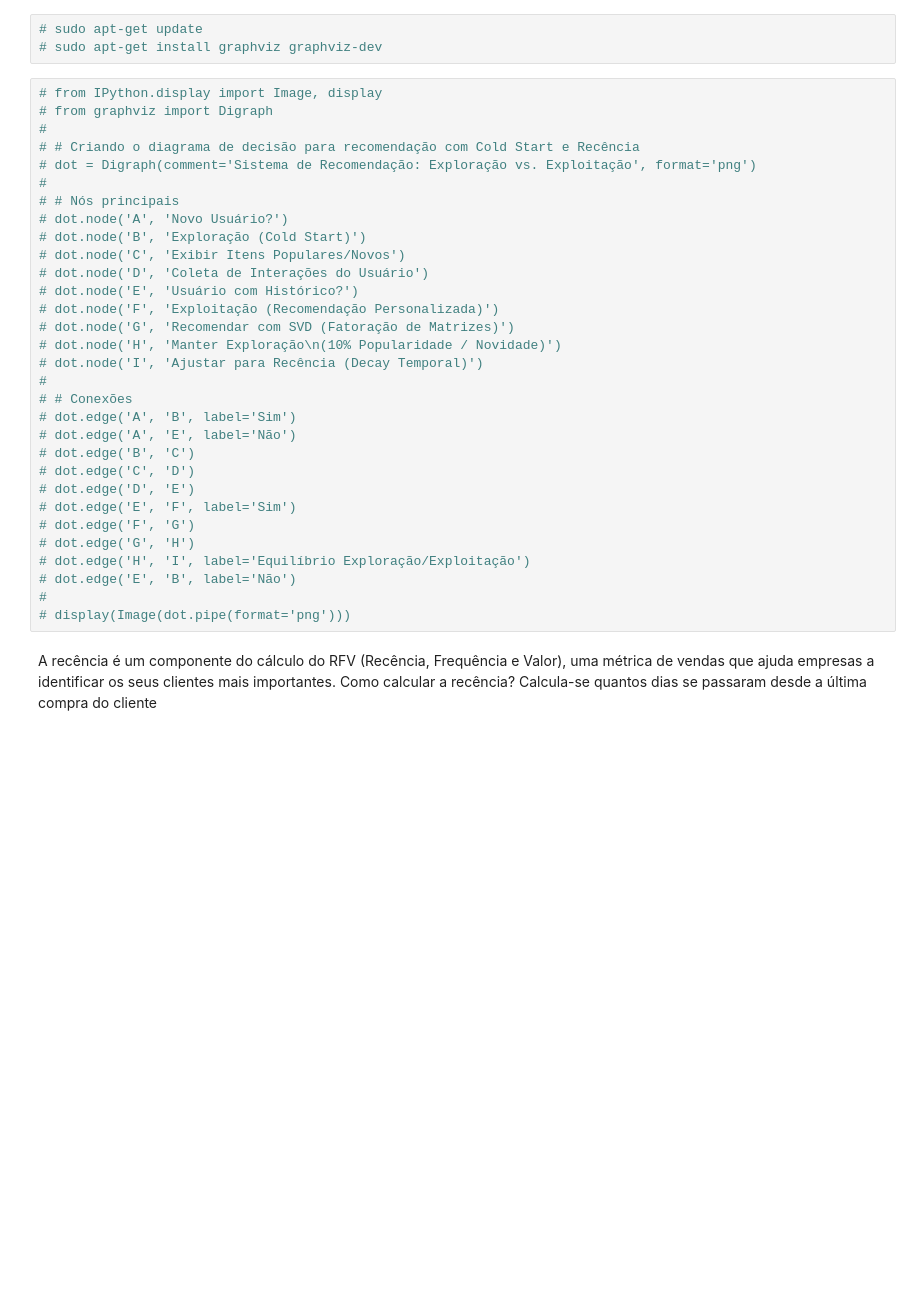
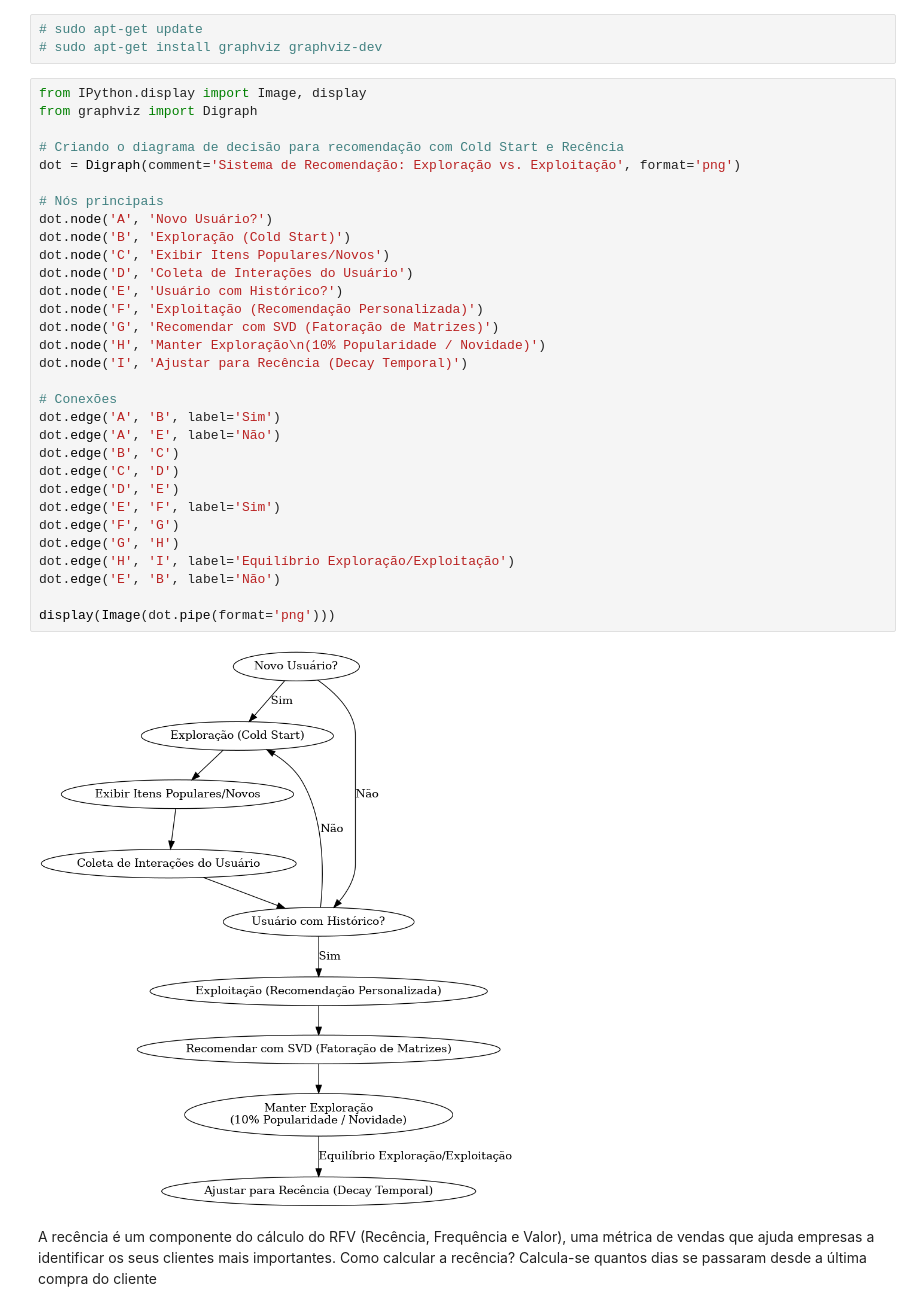
Before and after one commit to pedro21900/fase_5_datathon, a Jupyter notebook: notebooks/analisando_dados.ipynb, the cells around one changed output. Cells and saved outputs as stored; diff of their text form; blank space fills up the shorter version.

```diff
--- a/notebooks/analisando_dados.ipynb
+++ b/notebooks/analisando_dados.ipynb
@@ -2,36 +2,38 @@
 # sudo apt-get update
 # sudo apt-get install graphviz graphviz-dev
 # %%
-# from IPython.display import Image, display
-# from graphviz import Digraph
-#
-# # Criando o diagrama de decisão para recomendação com Cold Start e Recência
-# dot = Digraph(comment='Sistema de Recomendação: Exploração vs. Exploitação', format='png')
-#
-# # Nós principais
-# dot.node('A', 'Novo Usuário?')
-# dot.node('B', 'Exploração (Cold Start)')
-# dot.node('C', 'Exibir Itens Populares/Novos')
-# dot.node('D', 'Coleta de Interações do Usuário')
-# dot.node('E', 'Usuário com Histórico?')
-# dot.node('F', 'Exploitação (Recomendação Personalizada)')
-# dot.node('G', 'Recomendar com SVD (Fatoração de Matrizes)')
-# dot.node('H', 'Manter Exploração\n(10% Popularidade / Novidade)')
-# dot.node('I', 'Ajustar para Recência (Decay Temporal)')
-#
-# # Conexões
-# dot.edge('A', 'B', label='Sim')
-# dot.edge('A', 'E', label='Não')
-# dot.edge('B', 'C')
-# dot.edge('C', 'D')
-# dot.edge('D', 'E')
-# dot.edge('E', 'F', label='Sim')
-# dot.edge('F', 'G')
-# dot.edge('G', 'H')
-# dot.edge('H', 'I', label='Equilíbrio Exploração/Exploitação')
-# dot.edge('E', 'B', label='Não')
-#
-# display(Image(dot.pipe(format='png')))
+from IPython.display import Image, display
+from graphviz import Digraph
+
+# Criando o diagrama de decisão para recomendação com Cold Start e Recência
+dot = Digraph(comment='Sistema de Recomendação: Exploração vs. Exploitação', format='png')
+
+# Nós principais
+dot.node('A', 'Novo Usuário?')
+dot.node('B', 'Exploração (Cold Start)')
+dot.node('C', 'Exibir Itens Populares/Novos')
+dot.node('D', 'Coleta de Interações do Usuário')
+dot.node('E', 'Usuário com Histórico?')
+dot.node('F', 'Exploitação (Recomendação Personalizada)')
+dot.node('G', 'Recomendar com SVD (Fatoração de Matrizes)')
+dot.node('H', 'Manter Exploração\n(10% Popularidade / Novidade)')
+dot.node('I', 'Ajustar para Recência (Decay Temporal)')
+
+# Conexões
+dot.edge('A', 'B', label='Sim')
+dot.edge('A', 'E', label='Não')
+dot.edge('B', 'C')
+dot.edge('C', 'D')
+dot.edge('D', 'E')
+dot.edge('E', 'F', label='Sim')
+dot.edge('F', 'G')
+dot.edge('G', 'H')
+dot.edge('H', 'I', label='Equilíbrio Exploração/Exploitação')
+dot.edge('E', 'B', label='Não')
+
+display(Image(dot.pipe(format='png')))
+# %% [output]
+[figure, added]
 # %% [markdown]
 A recência é um componente do cálculo do RFV (Recência, Frequência e Valor), uma métrica de vendas que ajuda empresas a identificar os seus clientes mais importantes.
 Como calcular a recência?
```
Also changed, not shown: parts of 17 cells of this notebook, 1 other file.
